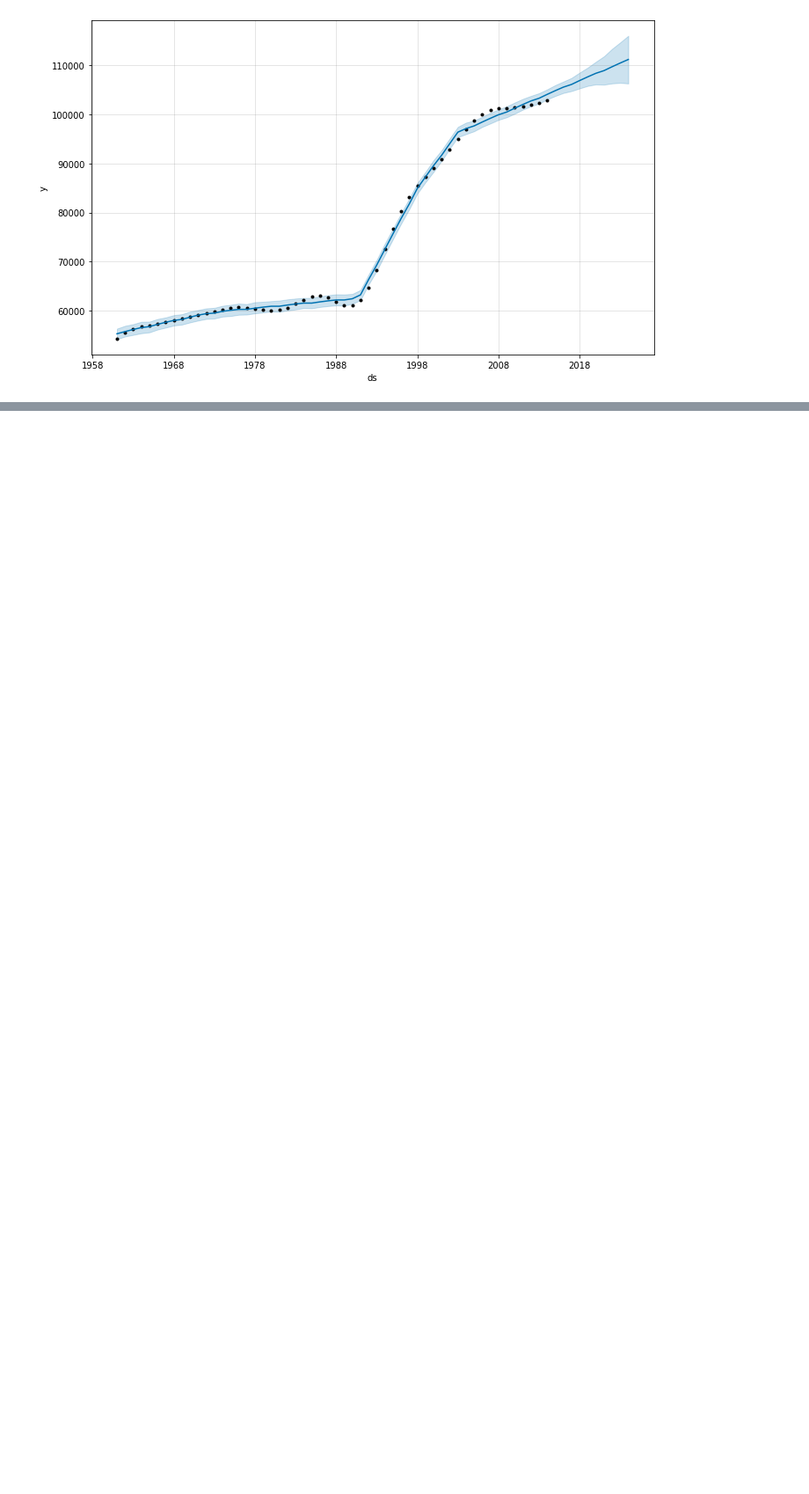
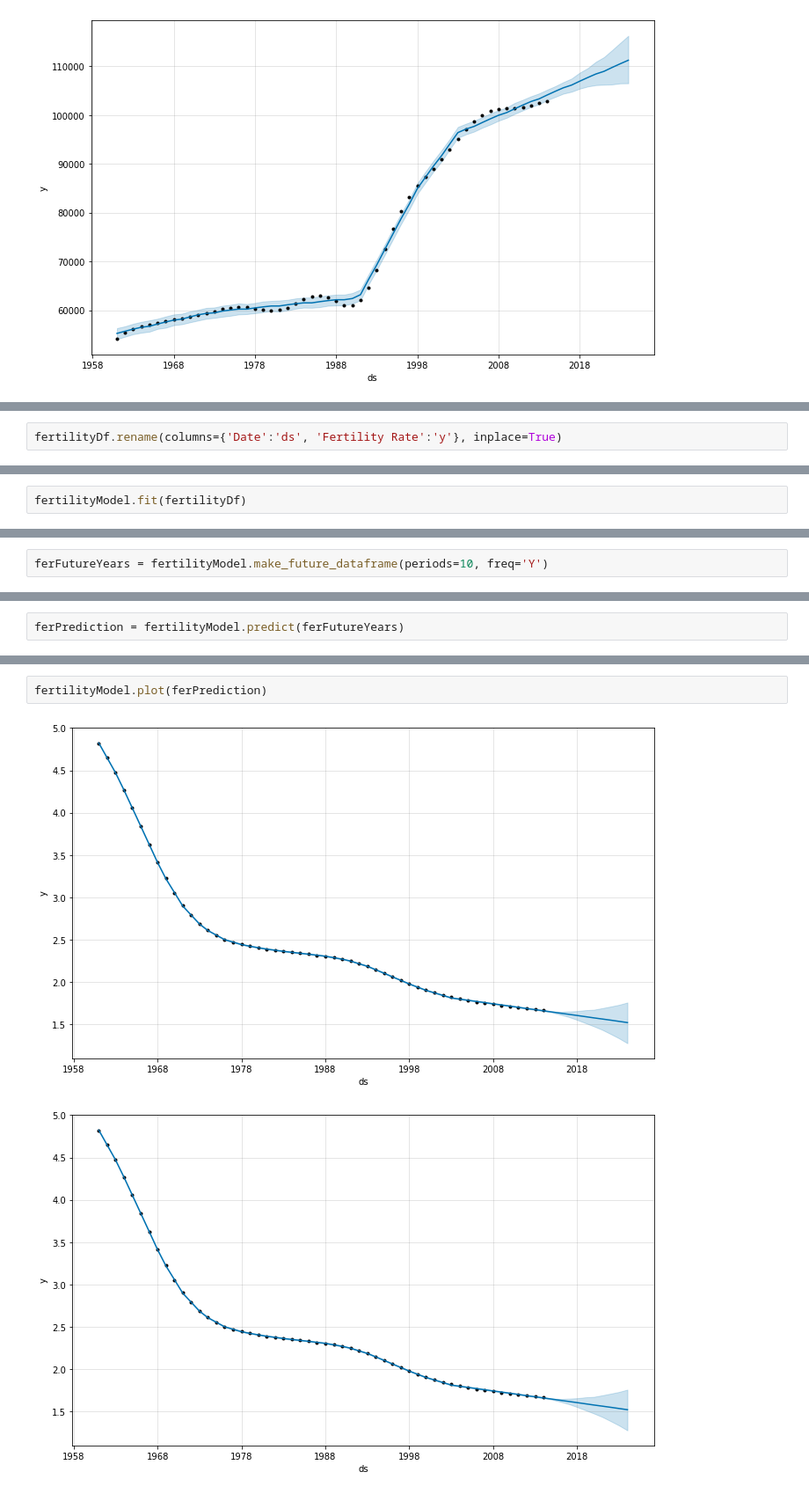
Before and after one commit to ByteOrNibble/BigDataLandscapes, a Jupyter notebook: FinalAssessment.ipynb, the cells around one changed output, grey strips where cells are left out. Shown at 88% size. Cells and saved outputs as stored; diff of their text form; blank space fills up the shorter version.

```diff
--- a/FinalAssessment.ipynb
+++ b/FinalAssessment.ipynb
@@ -236,0 +436,2 @@ model.plot(prediction)
+# %%
+fertilityDf.rename(columns={'Date':'ds', 'Fertility Rate':'y'}, inplace=True)
@@ -236,0 +447,2 @@ model.plot(prediction)
+# %%
+fertilityModel.fit(fertilityDf)
@@ -236,0 +453,2 @@ model.plot(prediction)
+# %%
+ferFutureYears = fertilityModel.make_future_dataframe(periods=10, freq='Y')
@@ -236,0 +469,2 @@ model.plot(prediction)
+# %%
+ferPrediction = fertilityModel.predict(ferFutureYears)
@@ -236,0 +485,5 @@ model.plot(prediction)
+# %%
+fertilityModel.plot(ferPrediction)
+# %% [output]
+[figure, added]
+[figure, added]
```
Also changed, not shown: parts of 65 cells of this notebook.
